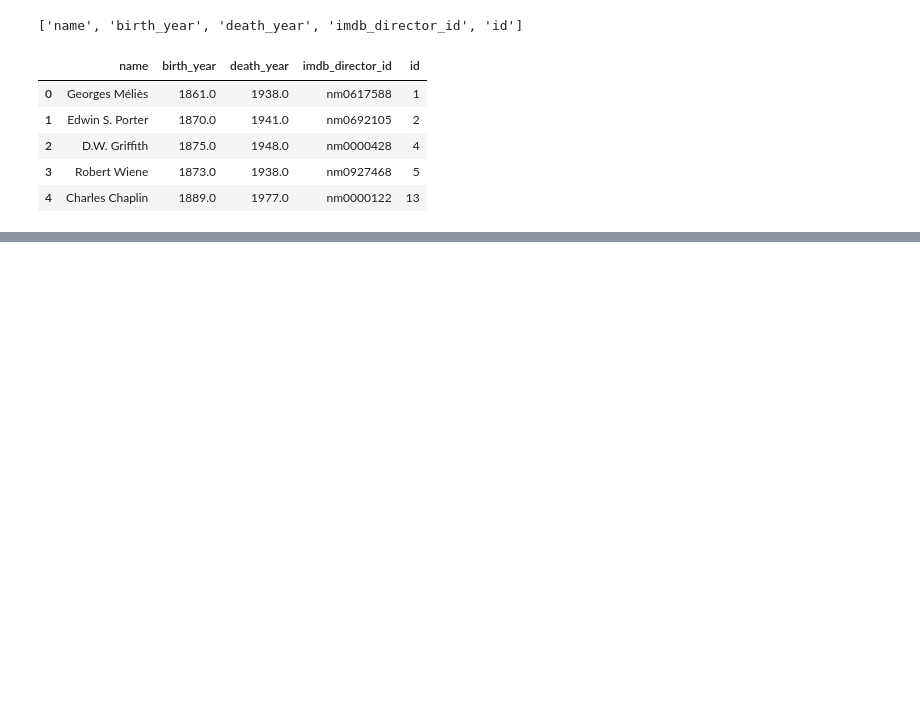
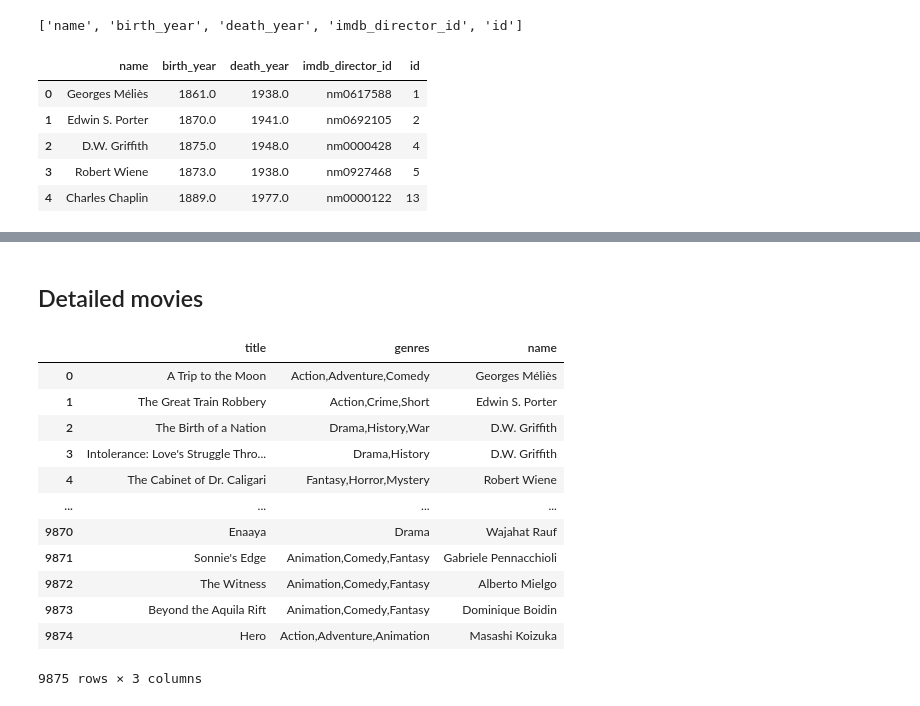
Before and after one commit to FriedaTims-Jansma/Le-Wagon-Career-Week-Challenge, a Jupyter notebook: notebooks/SQLmovie/SQL_Notebook_Movies.ipynb, the cells around one changed output, grey strips where cells are left out. Cells and saved outputs as stored; diff of their text form; code cells hidden in the pictures; blank space fills up the shorter version.

Commit message:
sql movie database details

```diff
--- a/notebooks/SQLmovie/SQL_Notebook_Movies.ipynb
+++ b/notebooks/SQLmovie/SQL_Notebook_Movies.ipynb
@@ -81,0 +223,27 @@ directors_df.head()
+# %% [markdown]
+## Detailed movies
+# %%
+# detailed_movies to get all the movie titles with the corresponding genre and director name.
+
+c.execute("""SELECT m.title, m.genres, d.name
+FROM movies m
+LEFT JOIN directors d
+ON m.director_id = d.id""")
+detailed_movies = c.fetchall()
+col_names_det_movies = list(map(lambda x: x[0], c.description))
+
+pd.DataFrame(detailed_movies, columns=[col_names_det_movies])
+# %% [output]
+|  | title | genres | name |
+| 0 | A Trip to the Moon | Action,Adventure,Comedy | Georges Méliès |
+| 1 | The Great Train Robbery | Action,Crime,Short | Edwin S. Porter |
+| 2 | The Birth of a Nation | Drama,History,War | D.W. Griffith |
+| 3 | Intolerance: Love's Struggle Thro... | Drama,History | D.W. Griffith |
+| 4 | The Cabinet of Dr. Caligari | Fantasy,Horror,Mystery | Robert Wiene |
+| ... | ... | ... | ... |
+| 9870 | Enaaya | Drama | Wajahat Rauf |
+| 9871 | Sonnie's Edge | Animation,Comedy,Fantasy | Gabriele Pennacchioli |
+| 9872 | The Witness | Animation,Comedy,Fantasy | Alberto Mielgo |
+| 9873 | Beyond the Aquila Rift | Animation,Comedy,Fantasy | Dominique Boidin |
+| 9874 | Hero | Action,Adventure,Animation | Masashi Koizuka |
+9875 rows × 3 columns
```
Also changed, not shown: parts of 15 cells of this notebook.
